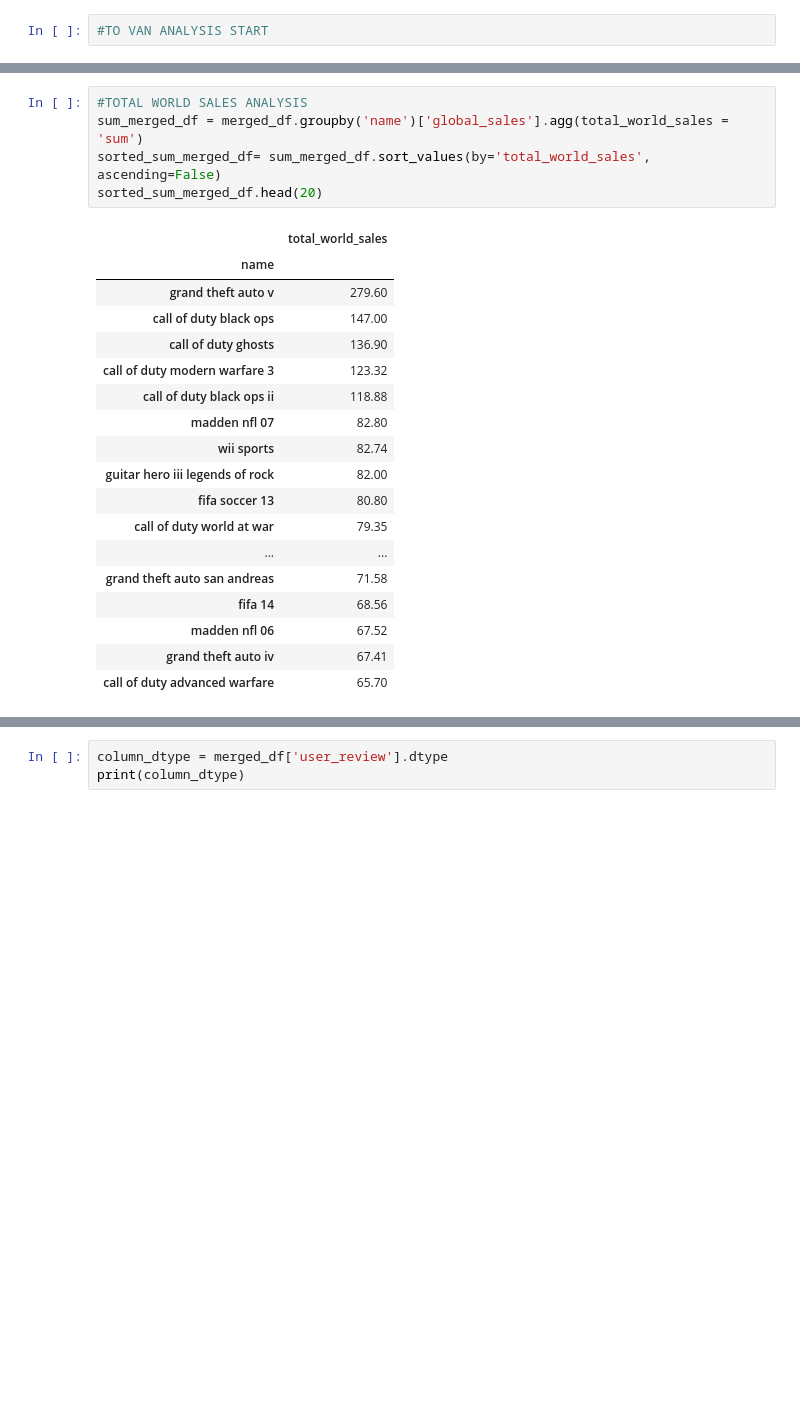
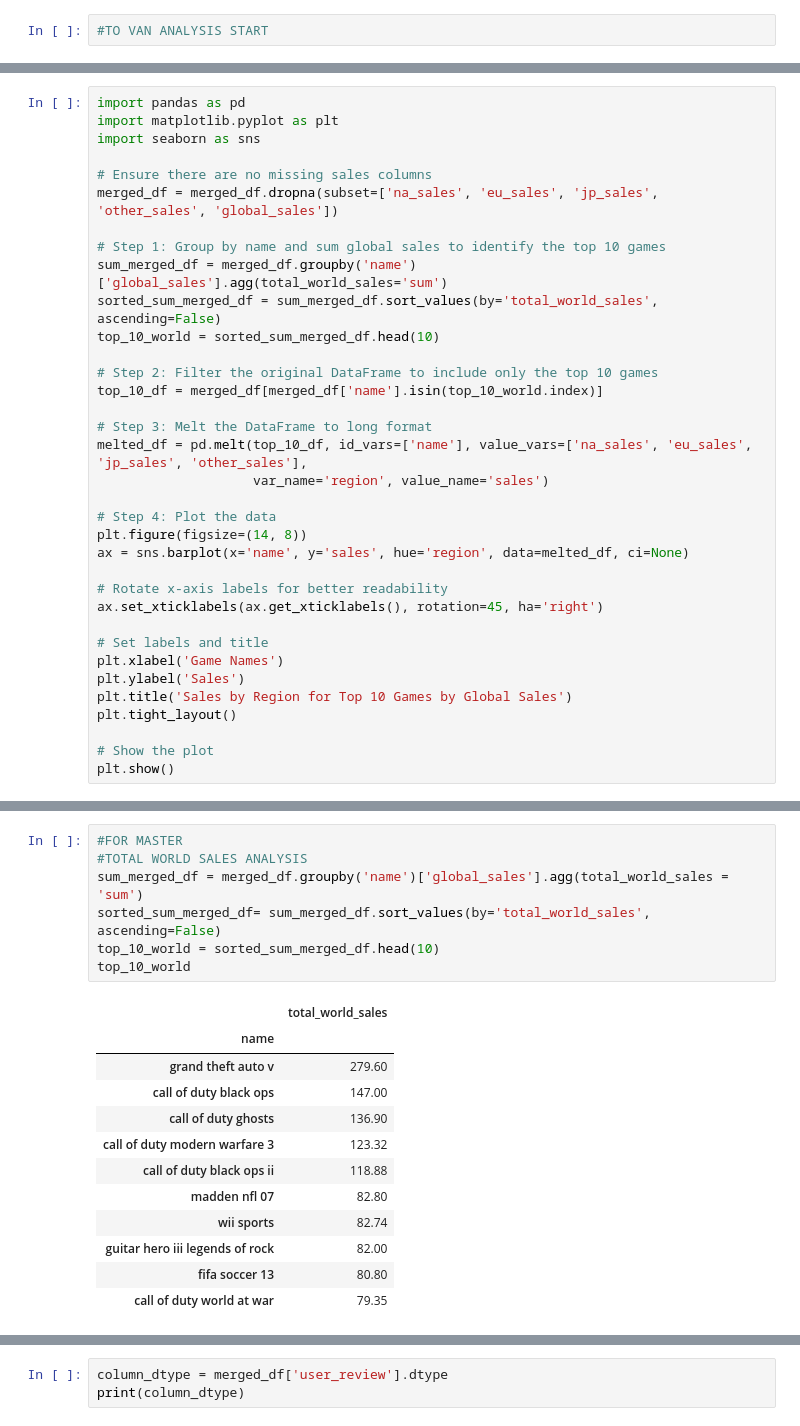
Before and after one commit to philippe2023/video_game_analysis, a Jupyter notebook: notebooks/tovan_analysis_sales.ipynb, the cells around one changed output, grey strips where cells are left out. Drawn from its saved outputs; the diff is of its cells as text; blank space fills up the shorter version.

Commit message:
to van analysis notebooks for master code

```diff
--- a/notebooks/tovan_analysis_sales.ipynb
+++ b/notebooks/tovan_analysis_sales.ipynb
@@ -441,0 +848,35 @@ sorted_merged_df
+# %%
+import pandas as pd
+import matplotlib.pyplot as plt
+import seaborn as sns
+
+# Ensure there are no missing sales columns
+merged_df = merged_df.dropna(subset=['na_sales', 'eu_sales', 'jp_sales', 'other_sales', 'global_sales'])
+
+# Step 1: Group by name and sum global sales to identify the top 10 games
+sum_merged_df = merged_df.groupby('name')['global_sales'].agg(total_world_sales='sum')
+sorted_sum_merged_df = sum_merged_df.sort_values(by='total_world_sales', ascending=False)
+top_10_world = sorted_sum_merged_df.head(10)
+
+# Step 2: Filter the original DataFrame to include only the top 10 games
+top_10_df = merged_df[merged_df['name'].isin(top_10_world.index)]
+
+# Step 3: Melt the DataFrame to long format
+melted_df = pd.melt(top_10_df, id_vars=['name'], value_vars=['na_sales', 'eu_sales', 'jp_sales', 'other_sales'],
+                    var_name='region', value_name='sales')
+
+# Step 4: Plot the data
+plt.figure(figsize=(14, 8))
+ax = sns.barplot(x='name', y='sales', hue='region', data=melted_df, ci=None)
+
+# Rotate x-axis labels for better readability
+ax.set_xticklabels(ax.get_xticklabels(), rotation=45, ha='right')
+
+# Set labels and title
+plt.xlabel('Game Names')
+plt.ylabel('Sales')
+plt.title('Sales by Region for Top 10 Games by Global Sales')
+plt.tight_layout()
+
+# Show the plot
+plt.show()
@@ -442,24 +1070,20 @@ sorted_merged_df
 # %%
+#FOR MASTER
 #TOTAL WORLD SALES ANALYSIS
 sum_merged_df = merged_df.groupby('name')['global_sales'].agg(total_world_sales = 'sum')
 sorted_sum_merged_df= sum_merged_df.sort_values(by='total_world_sales', ascending=False)
-sorted_sum_merged_df.head(20)
+top_10_world = sorted_sum_merged_df.head(10)
+top_10_world
 # %% [output]
 |  | total_world_sales |
 | name |  |
 | grand theft auto v | 279.60 |
 | call of duty black ops | 147.00 |
 | call of duty ghosts | 136.90 |
 | call of duty modern warfare 3 | 123.32 |
 | call of duty black ops ii | 118.88 |
 | madden nfl 07 | 82.80 |
 | wii sports | 82.74 |
 | guitar hero iii legends of rock | 82.00 |
 | fifa soccer 13 | 80.80 |
 | call of duty world at war | 79.35 |
-| ... | ... |
-| grand theft auto san andreas | 71.58 |
-| fifa 14 | 68.56 |
-| madden nfl 06 | 67.52 |
-| grand theft auto iv | 67.41 |
-| call of duty advanced warfare | 65.70 |
```
Also changed, not shown: parts of 52 cells of this notebook.
